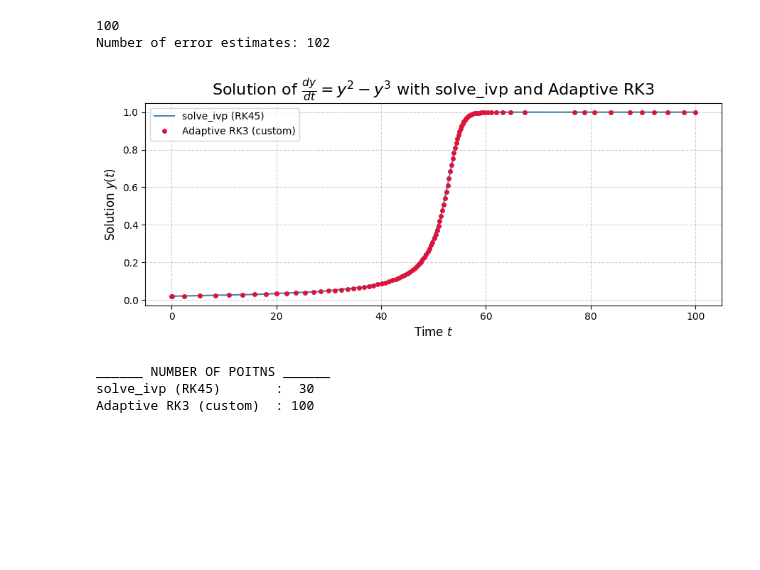
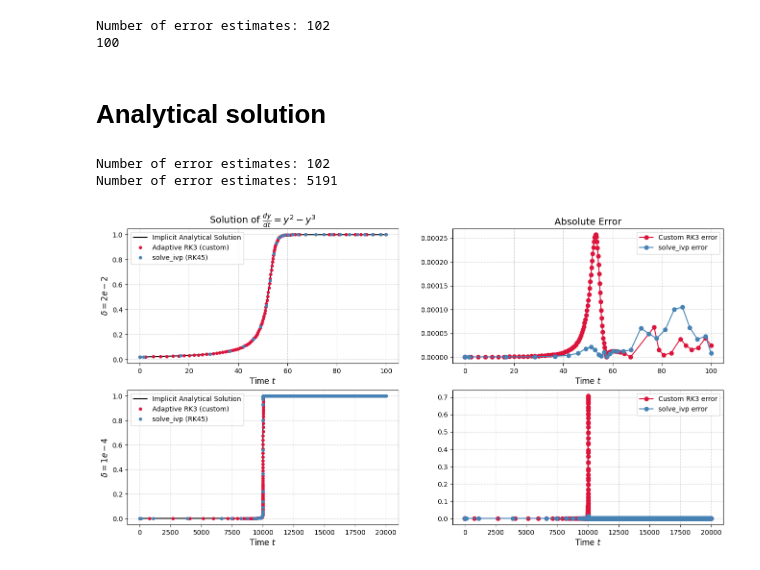
Before and after one commit to madswerngeen/02687---Scientific-Computing-for-differential-equations, a Jupyter notebook: Assignment 2/Exercise_1.ipynb, the cells around one changed output. Drawn from its saved outputs; the diff is of its cells as text; code cells hidden in the pictures; blank space fills up the shorter version.

Commit message:
plots!

```diff
--- a/Assignment 2/Exercise_1.ipynb
+++ b/Assignment 2/Exercise_1.ipynb
@@ -61,7 +61,7 @@ def adaptive_step(f, y0, t0, t_end, h_init, rtol = 1e-4, atol=1e-6):
         h *= 0.9 * (tol / (error + 1e-10))**(1/3)
     print('Number of error estimates:',count)
     return np.array(t_values), np.array(y_values)
-print(len(t_values))
+
 
 # Example usage
 def u_x(t, y):
@@ -71,39 +71,10 @@ def u_x(t, y):
 delta = 0.02
 t0, t_end, y0, h_init = 0, 2/delta, delta, 0.1
 t_values, y_values = adaptive_step(u_x, y0, t0, t_end, h_init)
+
+print(len(t_values))
 # %% [output]
+Number of error estimates: 102
 100
-Number of error estimates: 102
-# %%
-from scipy.integrate import solve_ivp
-
-# Define the same function
-def u_x(t, y):
-    return y**2 - y**3
-
-# Parameters
-delta = 0.02
-t0, t_end, y0 = 0, 2/delta, delta
-
-# Solve using solve_ivp
-sol = solve_ivp(u_x, [t0, t_end], [y0], method='RK45', rtol=1e-4, atol=1e-6, dense_output=True)
-
-# Plot both solutions
-plt.figure(figsize=(9, 4), dpi=100)
-plt.plot(sol.t, sol.y[0], '-', label='solve_ivp (RK45)', color='steelblue')
-plt.plot(t_values, y_values, 'o', label='Adaptive RK3 (custom)', color='crimson', markersize=4)
-plt.xlabel('Time $t$', fontsize=12)
-plt.ylabel('Solution $y(t)$', fontsize=12)
-plt.title(r'Solution of $\frac{dy}{dt} = y^2 - y^3$ with solve_ivp and Adaptive RK3', fontsize=16)
-plt.grid(True, linestyle='--', alpha=0.6)
-plt.legend()
-plt.tight_layout()
-plt.show()
-print('______ NUMBER OF POITNS ______')
-print('solve_ivp (RK45)       : ',len(sol.y[0]))
-print('Adaptive RK3 (custom)  :',len(y_values))
-# %% [output]
-[figure, removed]
-______ NUMBER OF POITNS ______
-solve_ivp (RK45)       :  30
-Adaptive RK3 (custom)  : 100
+# %% [markdown]
+# Analytical solution
@@ -109,0 +132,39 @@ Adaptive RK3 (custom)  : 100
+# %%
+fig, axs = plt.subplots(2, 2, figsize=(16, 8), dpi=100)
+for i, delta in  enumerate([0.02, 1e-4]):
+    t0, t_end, y0, h_init = 0, 2/delta, delta, 0.1
+    t_values, y_values = adaptive_step(u_x, y0, t0, t_end, h_init)
+    # Solve using solve_ivp
+    sol = solve_ivp(u_x, [t0, t_end], [y0], method='RK45', rtol=1e-4, atol=1e-6, dense_output=True)
+
+    # refernece solution using implicit analytical solution
+    t_ref = np.linspace(t0, t_end, 3000)
+    y_ref = implicit_y(t_ref, delta)
+
+    # First subplot: solutions
+    axs[i,0].plot(t_ref, y_ref, '-', label = 'Implicit Analytical Solution',color = 'black')
+    axs[i,0].plot(t_values, y_values, 'o', label='Adaptive RK3 (custom)', color='crimson', markersize=4)
+    axs[i,0].plot(sol.t, sol.y[0], 'o', label='solve_ivp (RK45)', color='steelblue', markersize=4)
+    axs[i,0].set_xlabel('Time $t$', fontsize=12)
+    if i==0:
+        axs[i,0].set_ylabel(r'$\delta = 2e-2$', fontsize=12)
+        axs[i,0].set_title(r'Solution of $\frac{dy}{dt} = y^2 - y^3$', fontsize=14)
+    else:
+        axs[i,0].set_ylabel(r'$\delta = 1e-4$', fontsize=12)
+    axs[i,0].grid(True, linestyle='--', alpha=0.6)
+    axs[i,0].legend()
+
+    # Second subplot: absolute error
+    axs[i,1].plot(t_values, abs(implicit_y(t_values, delta) - y_values),
+                '-o', label='Custom RK3 error',color='crimson')
+    axs[i,1].plot(sol.t, abs(implicit_y(sol.t, delta) - sol.y[0]),
+                '-o', label='solve_ivp error',color='steelblue')
+    axs[i,1].set_xlabel('Time $t$', fontsize=12)
+    if i==0:
+        axs[i,1].set_title('Absolute Error', fontsize=14)
+    axs[i,1].grid(True, linestyle='--', alpha=0.6)
+    axs[i,1].legend()
+# %% [output]
+Number of error estimates: 102
+Number of error estimates: 5191
+[figure, added]
```
Also changed, not shown: parts of 2 cells of this notebook.
